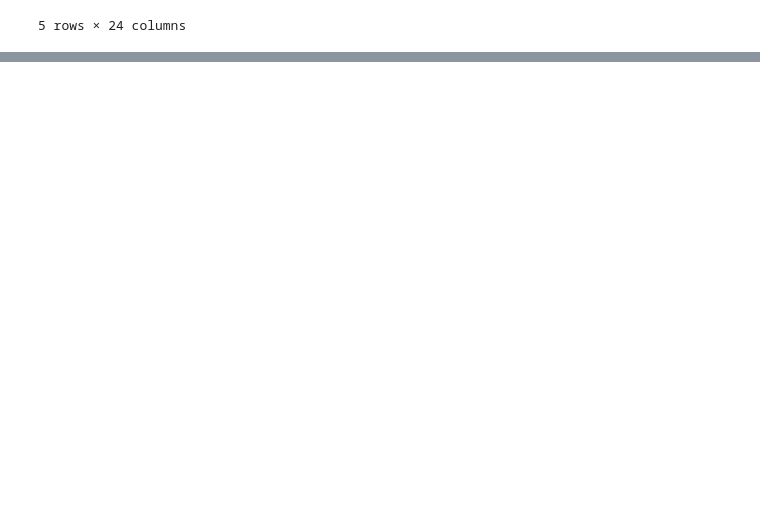
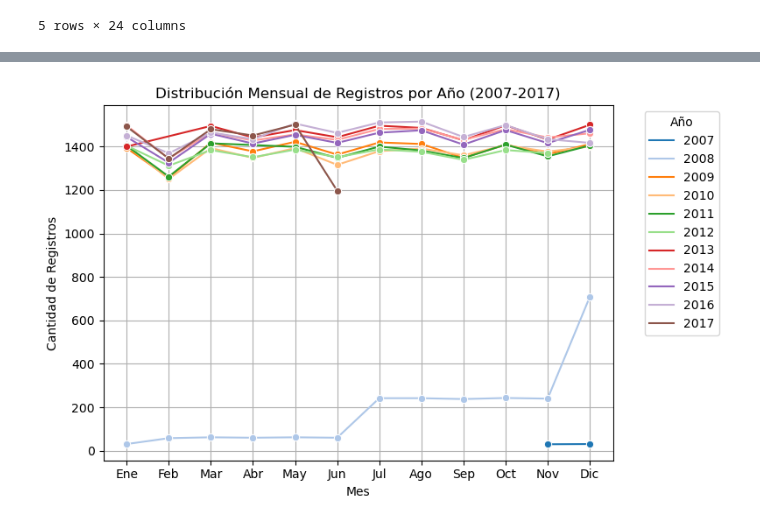
Before and after one commit to CristobalCabezas/datamining_duoc2024, a Jupyter notebook: ET/BIY7121_004V_ET_CristobalCabezas.ipynb, the cells around one changed output, grey strips where cells are left out. Saved outputs shown, nothing was run; the diff lists cells and outputs as text; code cells hidden in the pictures; blank space fills up the shorter version.

```diff
--- a/ET/BIY7121_004V_ET_CristobalCabezas.ipynb
+++ b/ET/BIY7121_004V_ET_CristobalCabezas.ipynb
@@ -88,0 +134,25 @@ dtype: object
+# %%
+# Convirtiendo la columna 'Date' a un tipo de datos de fecha
+temperature_df['Date'] = pd.to_datetime(temperature_df['Date'])
+# Creando nuevas columnas 'DateYear' y 'DateMonth'
+temperature_df['DateYear'] = temperature_df['Date'].dt.year
+temperature_df['DateMonth'] = temperature_df['Date'].dt.month
+# Agrupando los datos por 'DateYear' y 'DateMonth'
+grouped_df = temperature_df.groupby(['DateYear', 'DateMonth']).size().reset_index(name='Counts')
+# Nombres de los meses para las etiquetas del eje X
+month_names = ["Ene", "Feb", "Mar", "Abr", "May", "Jun", "Jul", "Ago", "Sep", "Oct", "Nov", "Dic"]
+# Creando el gráfico
+plt.figure(figsize=(8, 5))
+lineplot = sns.lineplot(data=grouped_df, x='DateMonth', y='Counts', hue='DateYear', palette='tab20', marker='o')
+# Configurando el gráfico
+plt.title('Distribución Mensual de Registros por Año (2007-2017)')
+plt.xlabel('Mes')
+plt.ylabel('Cantidad de Registros')
+plt.xticks(ticks=range(1, 13), labels=month_names)  # Etiquetas de meses
+# Ajustando la leyenda para incluir todos los años
+plt.legend(title='Año', bbox_to_anchor=(1.05, 1), loc='upper left')
+plt.grid(True)
+plt.tight_layout()
+plt.show()
+# %% [output]
+[figure, added]
```
Also changed, not shown: parts of 28 cells of this notebook.
